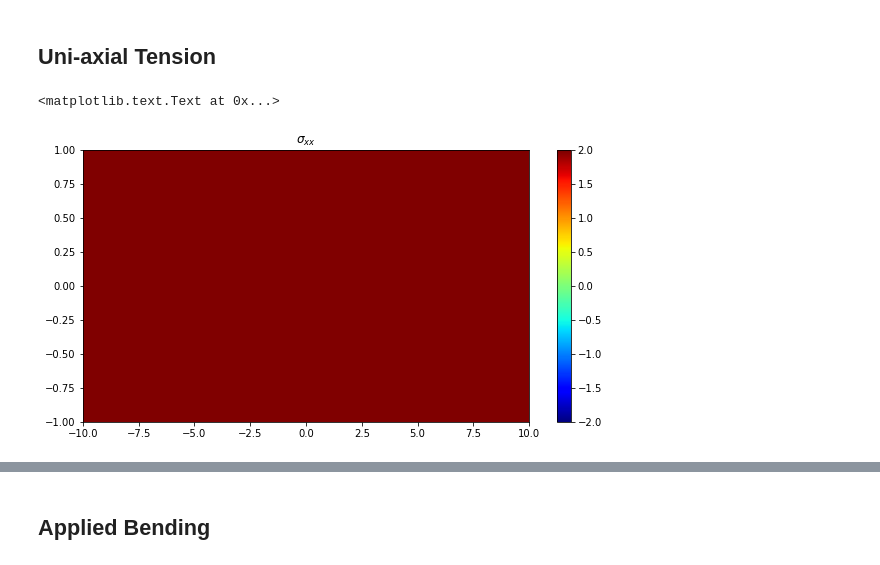
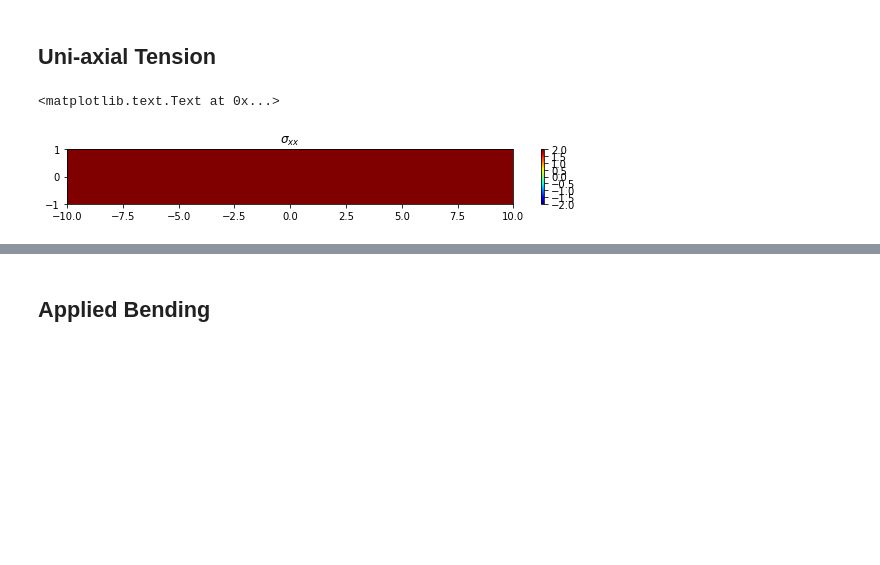
Before and after one commit to ndaman/continuum, a Jupyter notebook: Airy Stress Demos.ipynb, the cells around one changed output, grey strips where cells are left out. Saved outputs shown, nothing was run; the diff lists cells and outputs as text; code cells hidden in the pictures; blank space fills up the shorter version.

```diff
--- a/Airy Stress Demos.ipynb
+++ b/Airy Stress Demos.ipynb
@@ -22,23 +22,23 @@ x,y = sm.symbols('x y')
 phi_ut = y**2
 sx_ut, sy_ut, sxy_ut = Airy(phi_ut)
 # %%
-fig = plt.figure(figsize=(10,5))
+fig = plt.figure(figsize=(10,1))
 ax = fig.add_subplot(111)
 temp = sm.lambdify((x,y),sx_ut)
 temp1 = sm.lambdify((x,y),sy_ut)
 temp2 = sm.lambdify((x,y),sxy_ut)
 sx = np.zeros((100,100))
 sy = np.zeros((100,100))
 sxy = np.zeros((100,100))
 for i in range(len(xx)):
     for j in range(len(yy)):
         sx[i,j] = temp(xx[i],yy[j])
         sy[i,j] = temp1(xx[i],yy[j])
         sxy[i,j] = temp2(xx[i],yy[j])
 plt.pcolormesh(xx,yy,sx,cmap='jet',vmin=-2,vmax=2)
 plt.colorbar()
 plt.title('$\sigma_{xx}$')
 # %% [output]
 <matplotlib.text.Text at 0x...>
-[figure, old version]
+[figure, new version]
 # %%
```
Also changed, not shown: parts of 11 cells of this notebook.
